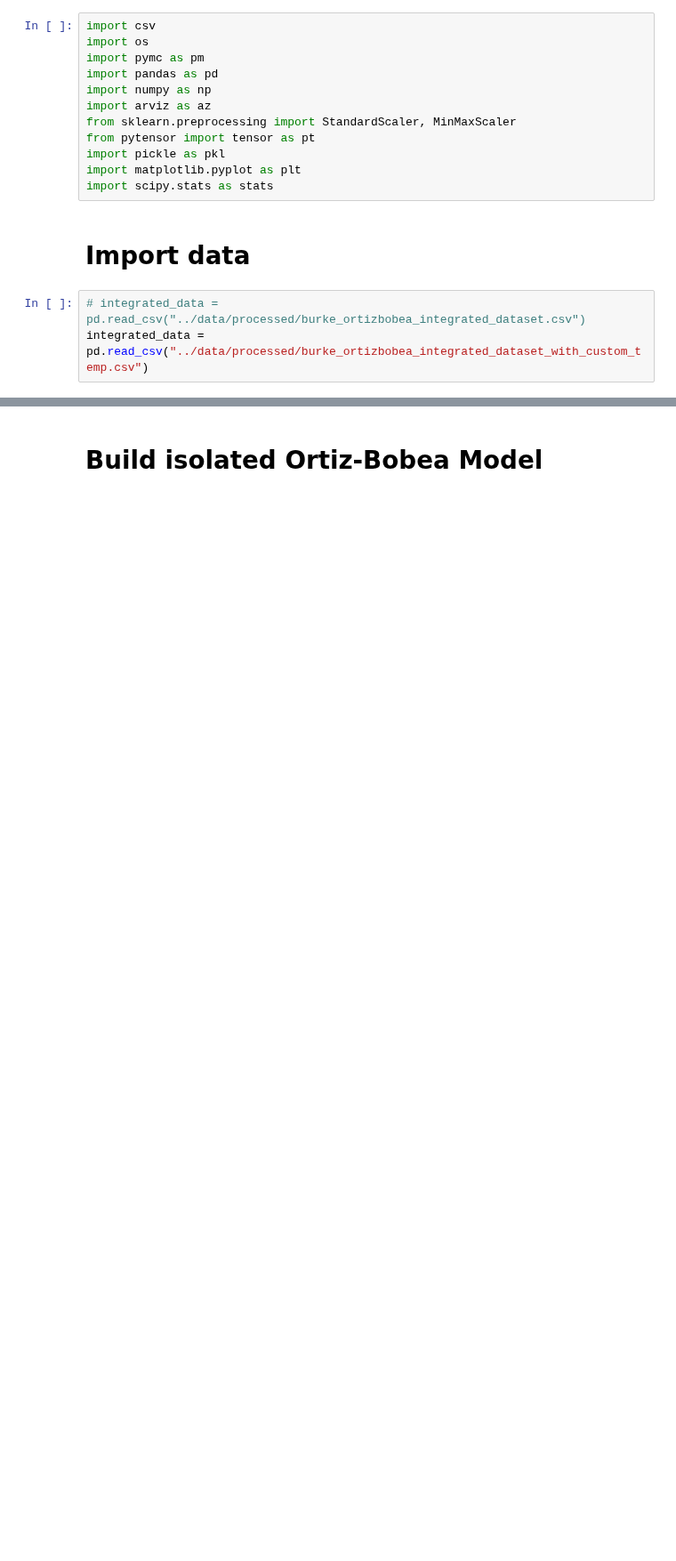
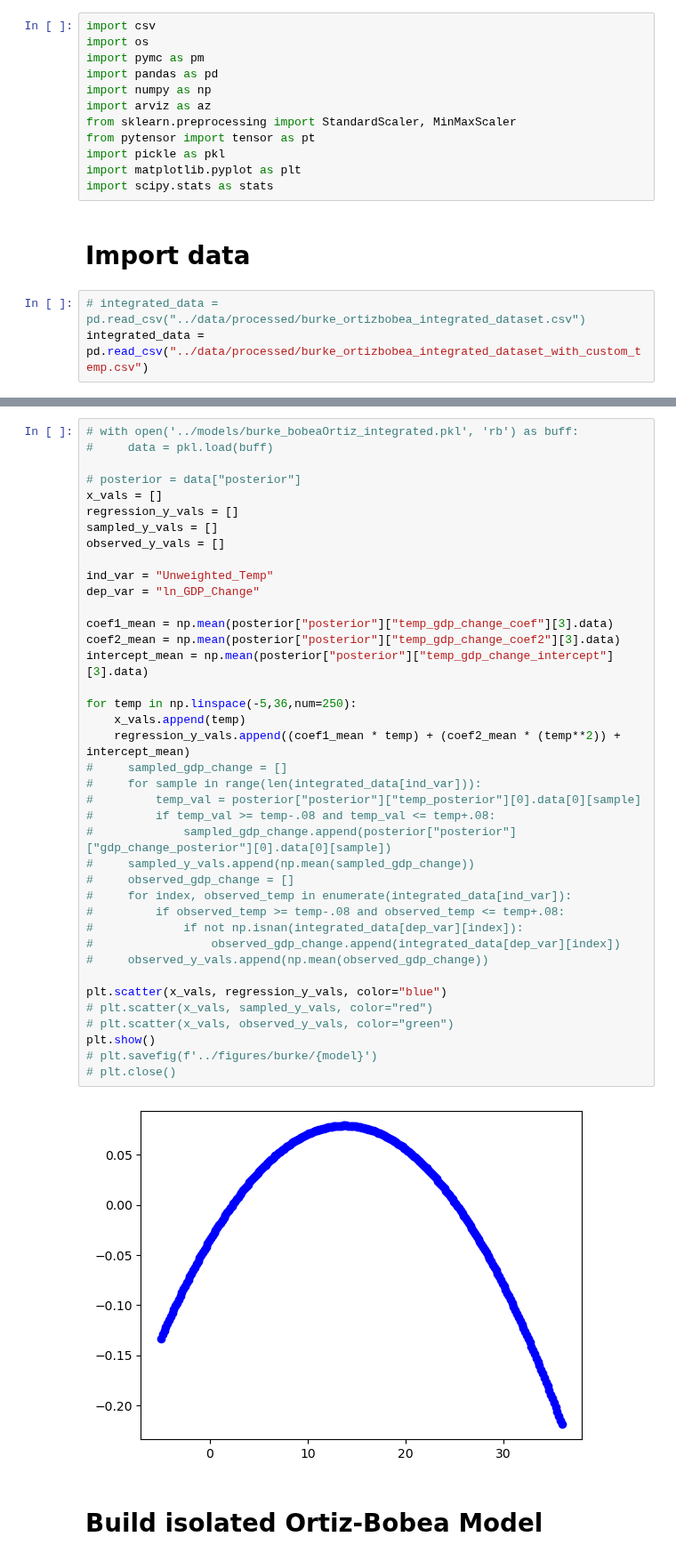
Before and after one commit to greenguy33/environmental-bayesian-modeling, a Jupyter notebook: notebooks/integrated_burke_ortizbobea_model.ipynb, the cells around one changed output, grey strips where cells are left out. Shown at 89% size. Cells and saved outputs as stored; diff of their text form; blank space fills up the shorter version.

```diff
--- a/notebooks/integrated_burke_ortizbobea_model.ipynb
+++ b/notebooks/integrated_burke_ortizbobea_model.ipynb
@@ -154,3 +127,44 @@ NameError: name 'trace' is not defined
+# %%
+# with open('../models/burke_bobeaOrtiz_integrated.pkl', 'rb') as buff:
+#     data = pkl.load(buff)
+
+# posterior = data["posterior"]
+x_vals = []
+regression_y_vals = []
+sampled_y_vals = []
+observed_y_vals = []
+
+ind_var = "Unweighted_Temp"
+dep_var = "ln_GDP_Change"
+
+coef1_mean = np.mean(posterior["posterior"]["temp_gdp_change_coef"][3].data)
+coef2_mean = np.mean(posterior["posterior"]["temp_gdp_change_coef2"][3].data)
+intercept_mean = np.mean(posterior["posterior"]["temp_gdp_change_intercept"][3].data)
+
+for temp in np.linspace(-5,36,num=250):
+    x_vals.append(temp)
+    regression_y_vals.append((coef1_mean * temp) + (coef2_mean * (temp**2)) + intercept_mean)
+#     sampled_gdp_change = []
+#     for sample in range(len(integrated_data[ind_var])):
+#         temp_val = posterior["posterior"]["temp_posterior"][0].data[0][sample]
+#         if temp_val >= temp-.08 and temp_val <= temp+.08:
+#             sampled_gdp_change.append(posterior["posterior"]["gdp_change_posterior"][0].data[0][sample])
+#     sampled_y_vals.append(np.mean(sampled_gdp_change))
+#     observed_gdp_change = []
+#     for index, observed_temp in enumerate(integrated_data[ind_var]):
+#         if observed_temp >= temp-.08 and observed_temp <= temp+.08:
+#             if not np.isnan(integrated_data[dep_var][index]):
+#                 observed_gdp_change.append(integrated_data[dep_var][index])
+#     observed_y_vals.append(np.mean(observed_gdp_change))
+
+plt.scatter(x_vals, regression_y_vals, color="blue")
+# plt.scatter(x_vals, sampled_y_vals, color="red")
+# plt.scatter(x_vals, observed_y_vals, color="green")
+plt.show()
+# plt.savefig(f'../figures/burke/{model}')
+# plt.close()
+# %% [output]
+[figure, added]
 # %% [markdown]
 # Build isolated Ortiz-Bobea Model
 # %%
```
Also changed, not shown: parts of 18 cells of this notebook, 8 other files.
